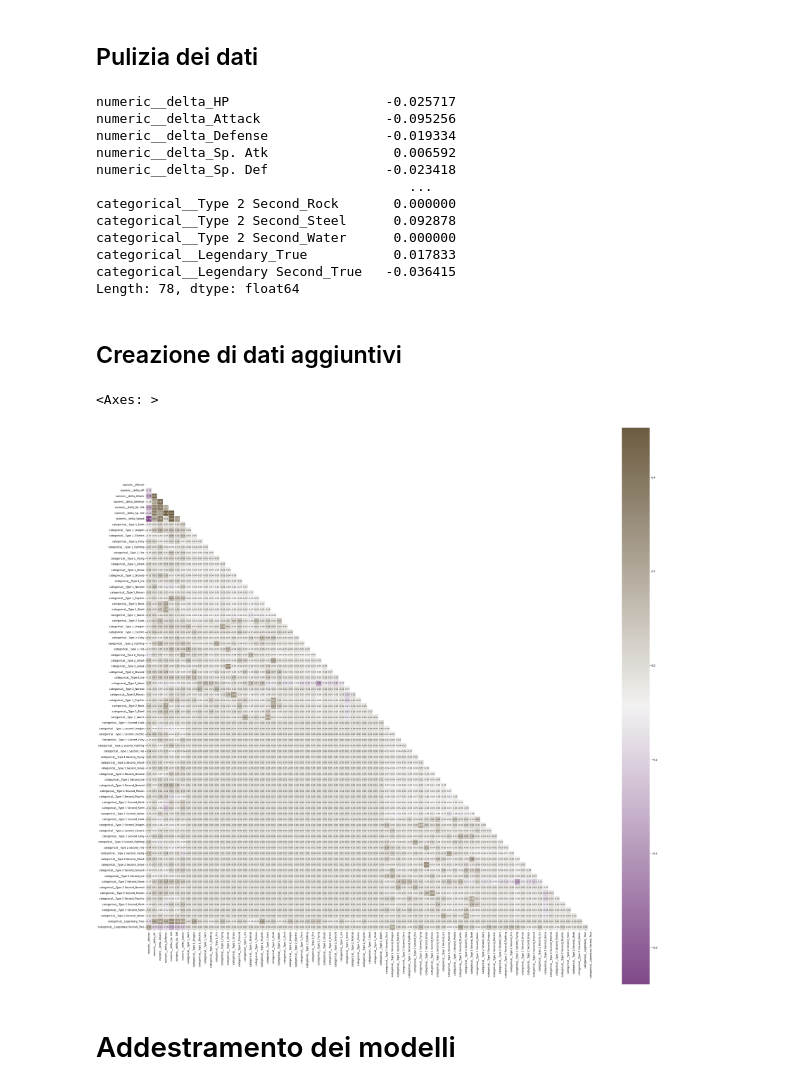
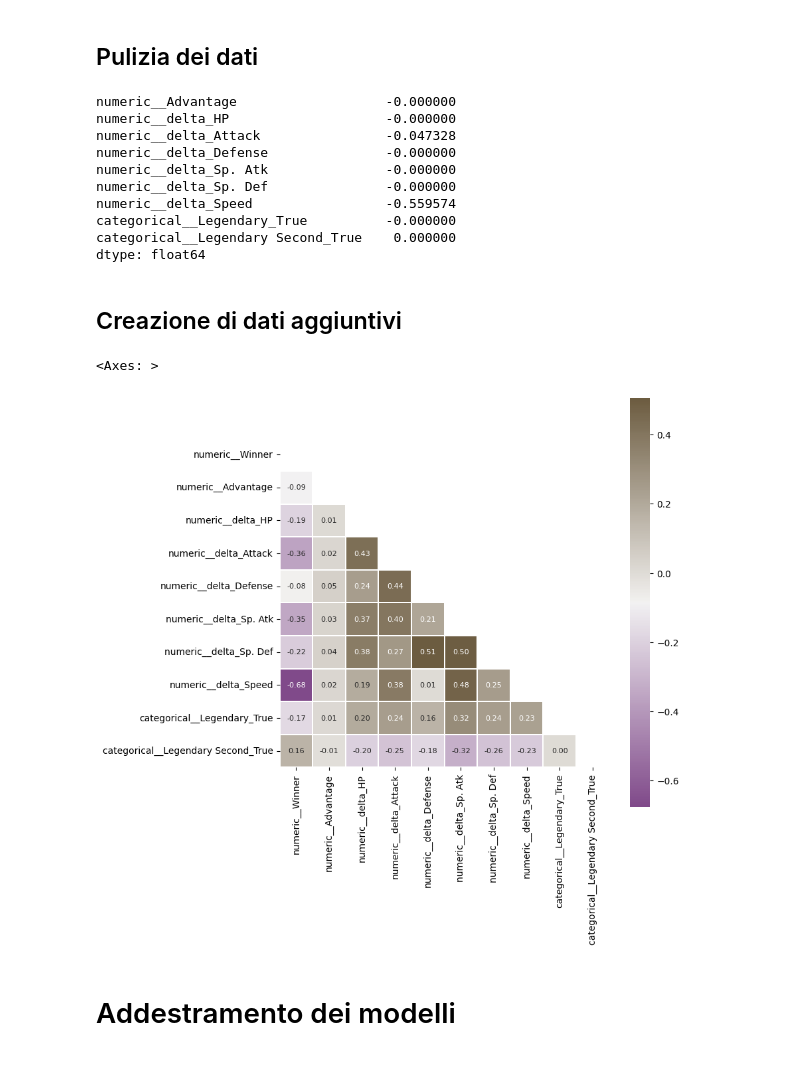
Before and after one commit to Fuwuffyi/Pokemon-DataIntensive2025, a Jupyter notebook: main.ipynb, the cells around one changed output. Cells and saved outputs as stored; diff of their text form; code cells hidden in the pictures.

Commit message:
Converge type flags into single advantage value

```diff
--- a/main.ipynb
+++ b/main.ipynb
@@ -138,29 +164,35 @@ dataset_1v1_fights_edited: pd.DataFrame = dataset_1v1_fights.fillna('None')
+# %%
+# Calcolo dei moltiplicatori medi per i combattimenti uno contro uno
+dataset_1v1_fights_with_advantages['Best Move First'] = np.maximum(dataset_1v1_fights_with_advantages['First to Second'], dataset_1v1_fights_with_advantages['First 2 to Second'])
+dataset_1v1_fights_with_advantages['Best Move Second'] = np.maximum(dataset_1v1_fights_with_advantages['Second to First'], dataset_1v1_fights_with_advantages['Second 2 to First'])
+dataset_1v1_fights_with_advantages['Advantage'] = dataset_1v1_fights_with_advantages['Best Move First'] - dataset_1v1_fights_with_advantages['Best Move Second']
+dataset_1v1_fights_with_advantages.drop(columns=['Best Move First', 'Best Move Second', 'First to Second', 'First 2 to Second', 'Second to First', 'Second 2 to First'], inplace=True)
 # %%
 # Rimpiazzo dell id del vincitore con 0 se vince il primo, 1 se vince il secondo
-dataset_1v1_fights_edited.loc[dataset_1v1_fights_edited['Winner'] == dataset_1v1_fights_edited['First_pokemon'], 'Winner'] = 0
-dataset_1v1_fights_edited.loc[dataset_1v1_fights_edited['Winner'] == dataset_1v1_fights_edited['Second_pokemon'], 'Winner'] = 1
-dataset_1v1_fights_edited.drop(columns=['First_pokemon', 'Second_pokemon'], inplace=True)
+dataset_1v1_fights_with_advantages.loc[dataset_1v1_fights_with_advantages['Winner'] == dataset_1v1_fights_with_advantages['First_pokemon'], 'Winner'] = 0
+dataset_1v1_fights_with_advantages.loc[dataset_1v1_fights_with_advantages['Winner'] == dataset_1v1_fights_with_advantages['Second_pokemon'], 'Winner'] = 1
+dataset_1v1_fights_with_advantages.drop(columns=['First_pokemon', 'Second_pokemon'], inplace=True)
 # %%
 # Rimpiazzo delle statistiche con la differenza delle statistiche tra i due pokemon
 stats: list[str] = ['HP', 'Attack', 'Defense', 'Sp. Atk', 'Sp. Def', 'Speed']
 for stat in stats:
-   dataset_1v1_fights_edited[f"delta_{stat}"] = dataset_1v1_fights_edited[f'{stat}'] - dataset_1v1_fights_edited[f'{stat} Second']
-   dataset_1v1_fights_edited.drop(columns=[f'{stat}', f'{stat} Second'], inplace=True)
+   dataset_1v1_fights_with_advantages[f"delta_{stat}"] = dataset_1v1_fights_with_advantages[f'{stat}'] - dataset_1v1_fights_with_advantages[f'{stat} Second']
+   dataset_1v1_fights_with_advantages.drop(columns=[f'{stat}', f'{stat} Second'], inplace=True)
 # %%
 # Codifica delle variabili categoriche
 # Otteniamo le label delle variabili categoriche
-labels_categoriche: list[str] = ['Type 1', 'Type 2', 'Type 1 Second', 'Type 2 Second', 'Legendary', 'Legendary Second']
+labels_categoriche: list[str] = ['Legendary', 'Legendary Second']
 # Preprocessing delle variabili categoriche e numeriche
 preprocessor: ColumnTransformer = ColumnTransformer(
     transformers=[
-    ("numeric", StandardScaler(), dataset_1v1_fights_edited.select_dtypes(include=np.number).columns),
+    ("numeric", StandardScaler(), dataset_1v1_fights_with_advantages.select_dtypes(include=np.number).columns),
     ("categorical", OneHotEncoder(drop='first', sparse_output=False), labels_categoriche),
 ], remainder='drop', sparse_threshold=0.0)
 # Ricostruzione del dataset
-transformed_array = np.asarray(preprocessor.fit_transform(dataset_1v1_fights_edited))
+transformed_array = np.asarray(preprocessor.fit_transform(dataset_1v1_fights_with_advantages))
 dataset_encoded: pd.DataFrame = pd.DataFrame(
     transformed_array,
-    columns=preprocessor.get_feature_names_out(dataset_1v1_fights_edited.columns)
+    columns=preprocessor.get_feature_names_out(dataset_1v1_fights_with_advantages.columns)
 )
 # %% [markdown]
 ## Pulizia dei dati
@@ -168,38 +200,36 @@ dataset_encoded: pd.DataFrame = pd.DataFrame(
 X: pd.DataFrame = dataset_encoded.drop(columns=['numeric__Winner']).select_dtypes(include=np.number)
 y: pd.DataFrame = dataset_encoded[['numeric__Winner']]
 
-lasso_model: Lasso = Lasso(alpha=10e-4)
+lasso_model: Lasso = Lasso(alpha=1e-1)
 lasso_model.fit(X, y)
 new_series: pd.Series = pd.Series(lasso_model.coef_, X.columns)
 new_series
 # dataset_encoded = dataset_encoded[new_series[new_series > 0.05].index]
 # dataset_encoded
 # %% [output]
-numeric__delta_HP                    -0.025717
-numeric__delta_Attack                -0.095256
-numeric__delta_Defense               -0.019334
-numeric__delta_Sp. Atk                0.006592
-numeric__delta_Sp. Def               -0.023418
-                                        ...
-categorical__Type 2 Second_Rock       0.000000
-categorical__Type 2 Second_Steel      0.092878
-categorical__Type 2 Second_Water      0.000000
-categorical__Legendary_True           0.017833
-categorical__Legendary Second_True   -0.036415
-Length: 78, dtype: float64
+numeric__Advantage                   -0.000000
+numeric__delta_HP                    -0.000000
+numeric__delta_Attack                -0.047328
+numeric__delta_Defense               -0.000000
+numeric__delta_Sp. Atk               -0.000000
+numeric__delta_Sp. Def               -0.000000
+numeric__delta_Speed                 -0.559574
+categorical__Legendary_True          -0.000000
+categorical__Legendary Second_True    0.000000
+dtype: float64
 # %% [markdown]
 ## Creazione di dati aggiuntivi
 # %%
 numerical_dataset_correlation: pd.DataFrame = dataset_encoded.corr()
 # Create an upper triangular mask to avoid displaying the same data twice
 mask: np.ndarray = np.zeros_like(numerical_dataset_correlation, dtype=bool)
 mask[np.triu_indices_from(mask)] = True
 # Plot the correlation between the variables
-plt.figure(figsize=(40, 40))
+plt.figure(figsize=(8, 8))
 sb.heatmap(numerical_dataset_correlation, mask=mask, annot=True, square=True, linewidths=0.1, cmap=cmap, fmt=".2f", annot_kws={"fontsize":8})
 # %% [output]
 <Axes: >
-[figure, old version]
+[figure, new version]
 # %% [markdown]
 # Addestramento dei modelli
 # %%
```
Also changed, not shown: parts of 8 cells of this notebook.
